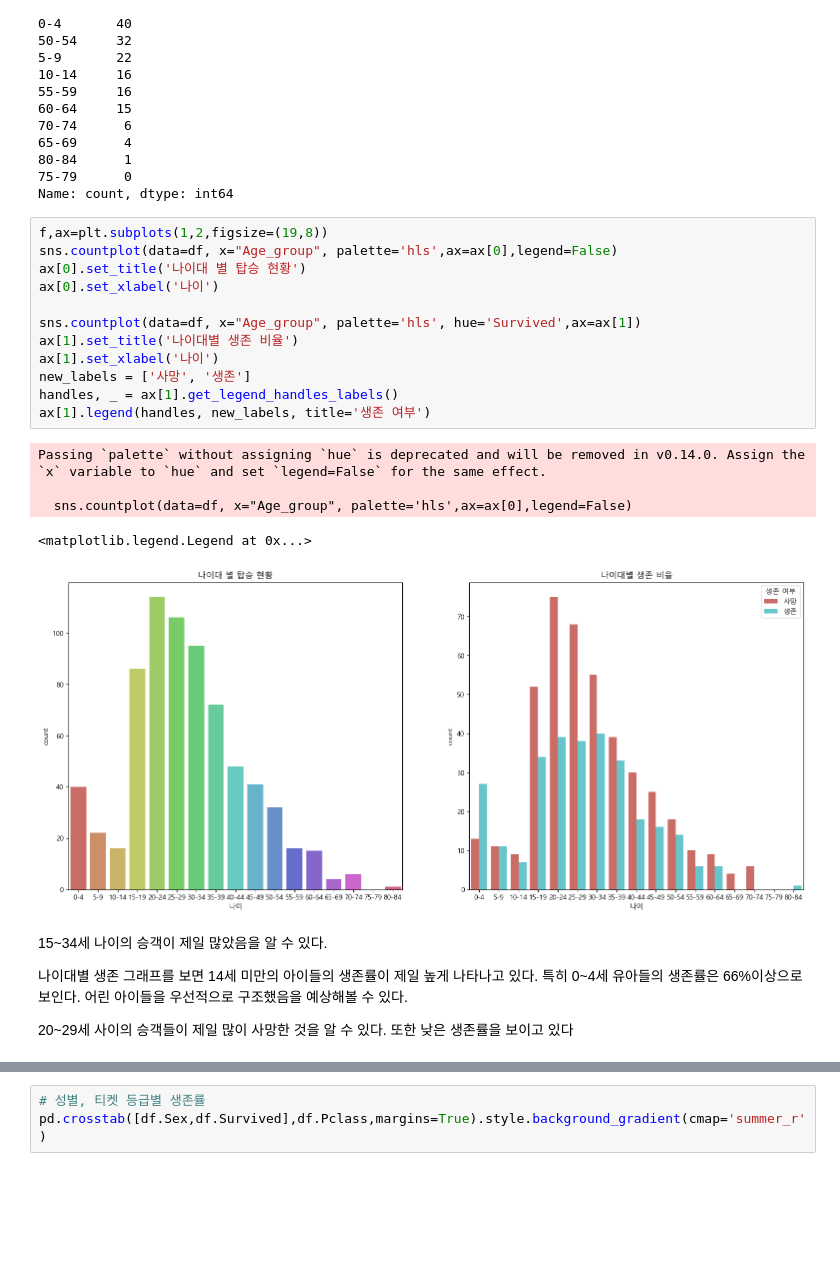
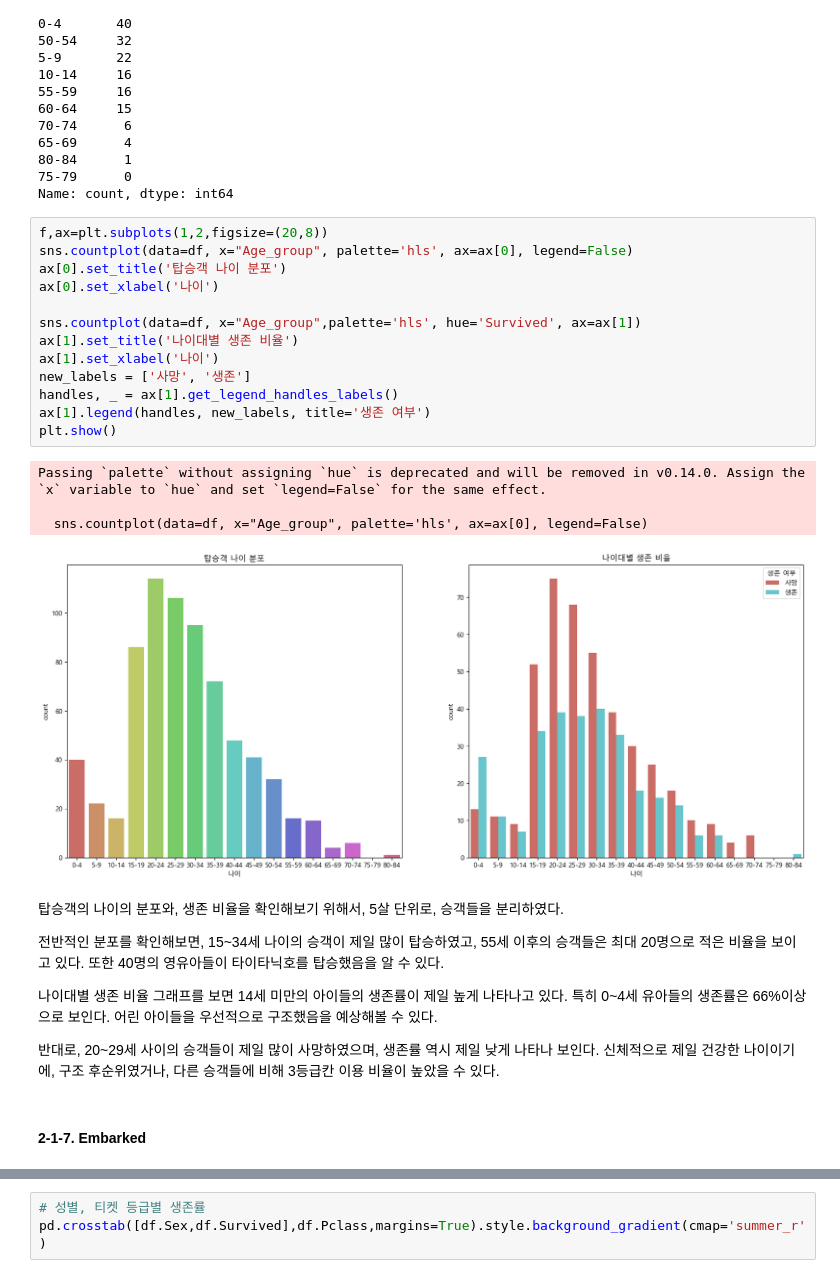
Before and after one commit to jungbin927/Titanic_project, a Jupyter notebook: Titanic_project_2020100381_JB.ipynb, the cells around one changed output, grey strips where cells are left out. Cells and saved outputs as stored; diff of their text form; blank space fills up the shorter version.

```diff
--- a/Titanic_project_2020100381_JB.ipynb
+++ b/Titanic_project_2020100381_JB.ipynb
@@ -288,27 +383,31 @@ Age_group
 75-79      0
 Name: count, dtype: int64
 # %%
-f,ax=plt.subplots(1,2,figsize=(19,8))
-sns.countplot(data=df, x="Age_group", palette='hls',ax=ax[0],legend=False)
-ax[0].set_title('나이대 별 탑승 현황')
+f,ax=plt.subplots(1,2,figsize=(20,8))
+sns.countplot(data=df, x="Age_group", palette='hls', ax=ax[0], legend=False)
+ax[0].set_title('탑승객 나이 분포')
 ax[0].set_xlabel('나이')
 
-sns.countplot(data=df, x="Age_group", palette='hls', hue='Survived',ax=ax[1])
+sns.countplot(data=df, x="Age_group",palette='hls', hue='Survived', ax=ax[1])
 ax[1].set_title('나이대별 생존 비율')
 ax[1].set_xlabel('나이')
 new_labels = ['사망', '생존']
 handles, _ = ax[1].get_legend_handles_labels()
 ax[1].legend(handles, new_labels, title='생존 여부')
+plt.show()
 # %% [output]
 Passing `palette` without assigning `hue` is deprecated and will be removed in v0.14.0. Assign the `x` variable to `hue` and set `legend=False` for the same effect.
 
-  sns.countplot(data=df, x="Age_group", palette='hls',ax=ax[0],legend=False)
+  sns.countplot(data=df, x="Age_group", palette='hls', ax=ax[0], legend=False)
-<matplotlib.legend.Legend at 0x...>
-[figure, old version]
+[figure, new version]
 # %% [markdown]
-15~34세 나이의 승객이 제일 많았음을 알 수 있다.
+탑승객의 나이의 분포와, 생존 비율을 확인해보기 위해서, 5살 단위로, 승객들을 분리하였다.
 
-나이대별 생존 그래프를 보면 14세 미만의 아이들의 생존률이 제일 높게 나타나고 있다. 특히 0~4세 유아들의 생존률은 66%이상으로 보인다. 어린 아이들을 우선적으로 구조했음을 예상해볼 수 있다.
+전반적인 분포를 확인해보면, 15~34세 나이의 승객이 제일 많이 탑승하였고, 55세 이후의 승객들은 최대 20명으로 적은 비율을 보이고 있다. 또한 40명의 영유아들이 타이타닉호를 탑승했음을 알 수 있다.
 
-20~29세 사이의 승객들이 제일 많이 사망한 것을 알 수 있다. 또한 낮은 생존률을 보이고 있다
+나이대별 생존 비율 그래프를 보면 14세 미만의 아이들의 생존률이 제일 높게 나타나고 있다. 특히 0~4세 유아들의 생존률은 66%이상으로 보인다. 어린 아이들을 우선적으로 구조했음을 예상해볼 수 있다.
+
+반대로, 20~29세 사이의 승객들이 제일 많이 사망하였으며, 생존률 역시 제일 낮게 나타나 보인다. 신체적으로 제일 건강한 나이이기에, 구조 후순위였거나, 다른 승객들에 비해 3등급칸 이용 비율이 높았을 수 있다.
+# %% [markdown]
+#### 2-1-7. Embarked
 # %%
```
Also changed, not shown: parts of 113 cells of this notebook.
